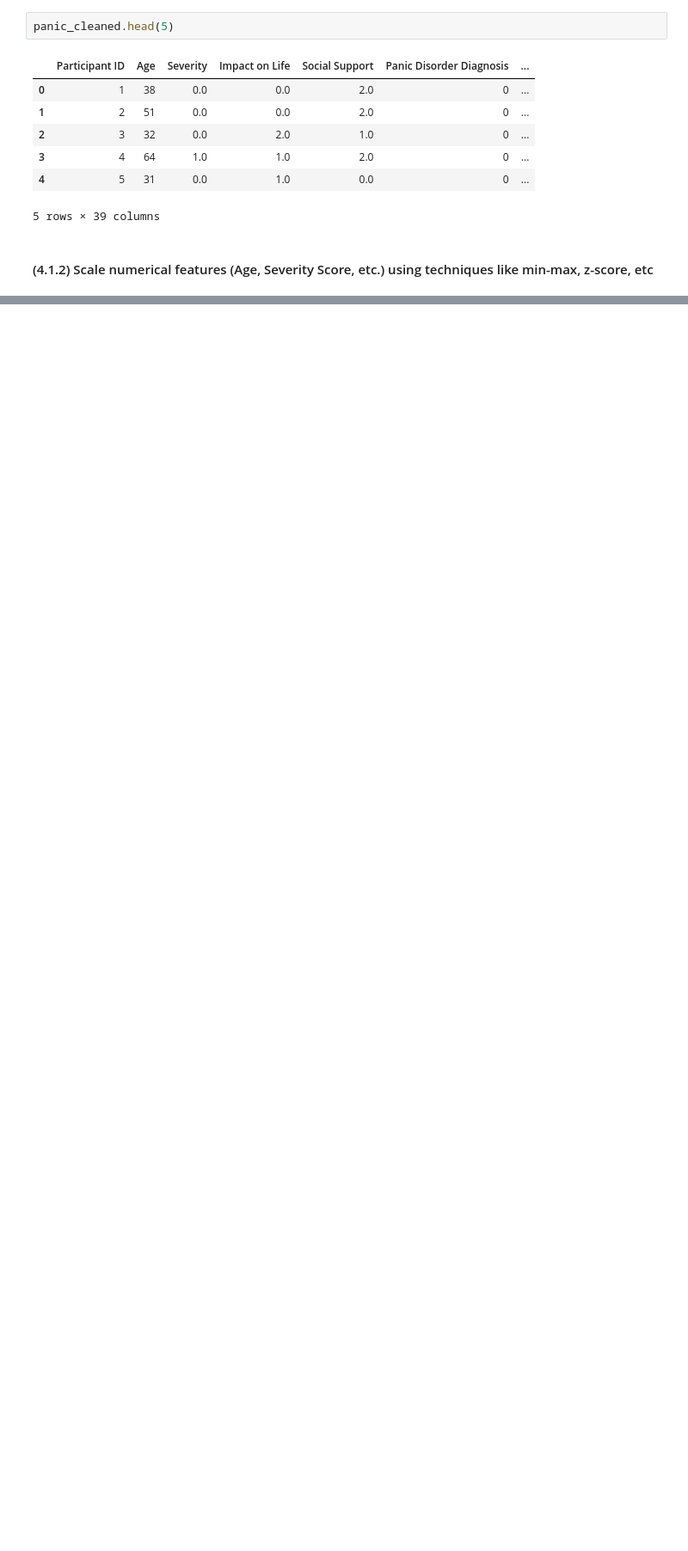
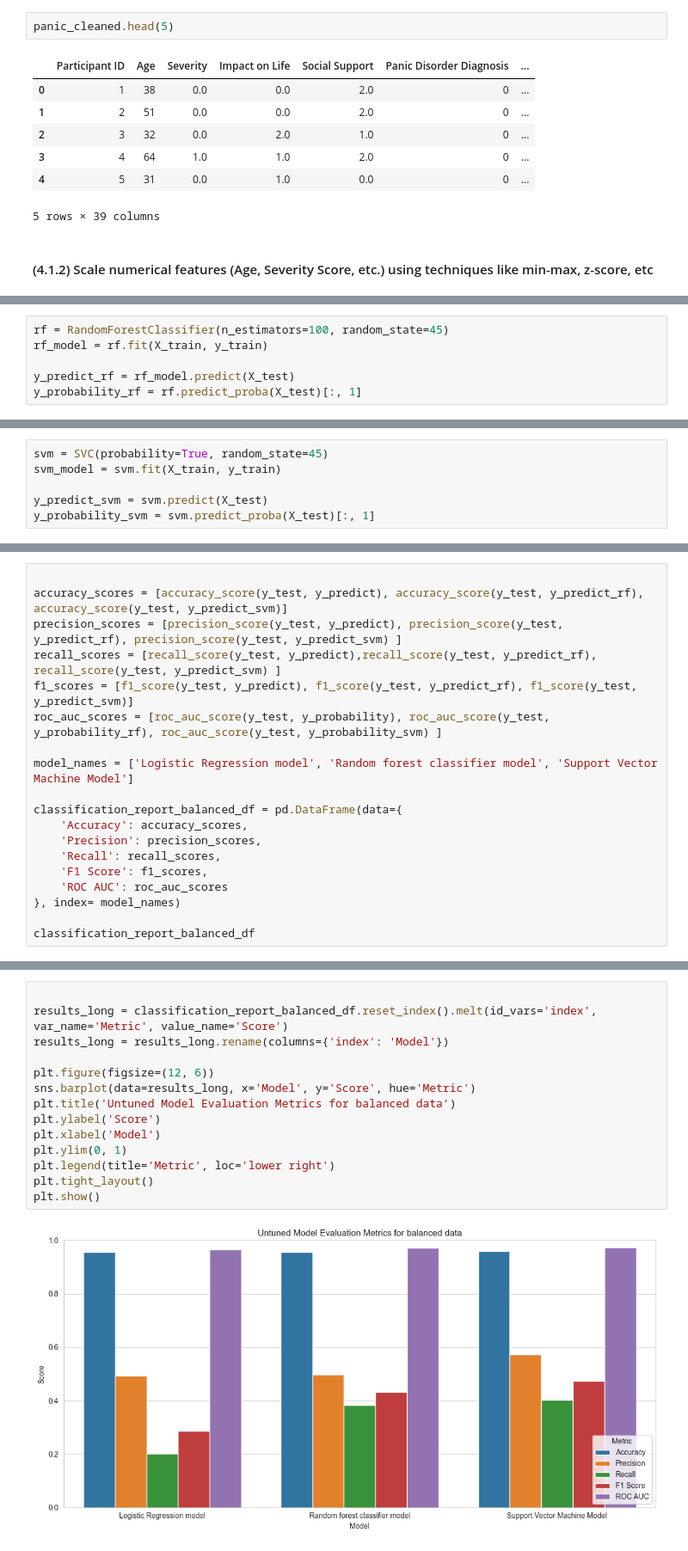
Before and after one commit to junaid9248/COSC-5610_Data-Mining, a Jupyter notebook: Final project/final_project.ipynb, the cells around one changed output, grey strips where cells are left out. Shown: that part at 86% size. Cells and saved outputs as stored; diff of their text form; blank space fills up the shorter version.

```diff
--- a/Final project/final_project.ipynb
+++ b/Final project/final_project.ipynb
@@ -616,0 +838,6 @@ panic_cleaned.head(5)
+# %%
+rf = RandomForestClassifier(n_estimators=100, random_state=45)
+rf_model = rf.fit(X_train, y_train)
+
+y_predict_rf = rf_model.predict(X_test)
+y_probability_rf = rf.predict_proba(X_test)[:, 1]
@@ -616,0 +846,6 @@ panic_cleaned.head(5)
+# %%
+svm = SVC(probability=True, random_state=45)
+svm_model = svm.fit(X_train, y_train)
+
+y_predict_svm = svm.predict(X_test)
+y_probability_svm = svm.predict_proba(X_test)[:, 1]
@@ -616,0 +939,19 @@ panic_cleaned.head(5)
+# %%
+
+accuracy_scores = [accuracy_score(y_test, y_predict), accuracy_score(y_test, y_predict_rf), accuracy_score(y_test, y_predict_svm)]
+precision_scores = [precision_score(y_test, y_predict), precision_score(y_test, y_predict_rf), precision_score(y_test, y_predict_svm) ]
+recall_scores = [recall_score(y_test, y_predict),recall_score(y_test, y_predict_rf), recall_score(y_test, y_predict_svm) ]
+f1_scores = [f1_score(y_test, y_predict), f1_score(y_test, y_predict_rf), f1_score(y_test, y_predict_svm)]
+roc_auc_scores = [roc_auc_score(y_test, y_probability), roc_auc_score(y_test, y_probability_rf), roc_auc_score(y_test, y_probability_svm) ]
+
+model_names = ['Logistic Regression model', 'Random forest classifier model', 'Support Vector Machine Model']
+
+classification_report_balanced_df = pd.DataFrame(data={
+    'Accuracy': accuracy_scores,
+    'Precision': precision_scores,
+    'Recall': recall_scores,
+    'F1 Score': f1_scores,
+    'ROC AUC': roc_auc_scores
+}, index= model_names)
+
+classification_report_balanced_df
@@ -616,0 +1032,16 @@ panic_cleaned.head(5)
+# %%
+
+results_long = classification_report_balanced_df.reset_index().melt(id_vars='index', var_name='Metric', value_name='Score')
+results_long = results_long.rename(columns={'index': 'Model'})
+
+plt.figure(figsize=(12, 6))
+sns.barplot(data=results_long, x='Model', y='Score', hue='Metric')
+plt.title('Untuned Model Evaluation Metrics for balanced data')
+plt.ylabel('Score')
+plt.xlabel('Model')
+plt.ylim(0, 1)
+plt.legend(title='Metric', loc='lower right')
+plt.tight_layout()
+plt.show()
+# %% [output]
+[figure, added]
```
Also changed, not shown: parts of 88 cells of this notebook, 2 other files.
